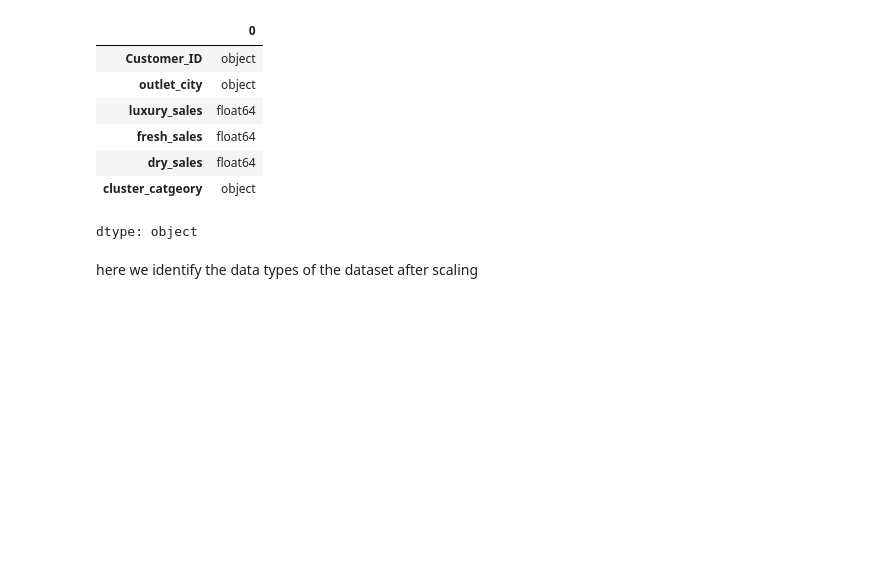
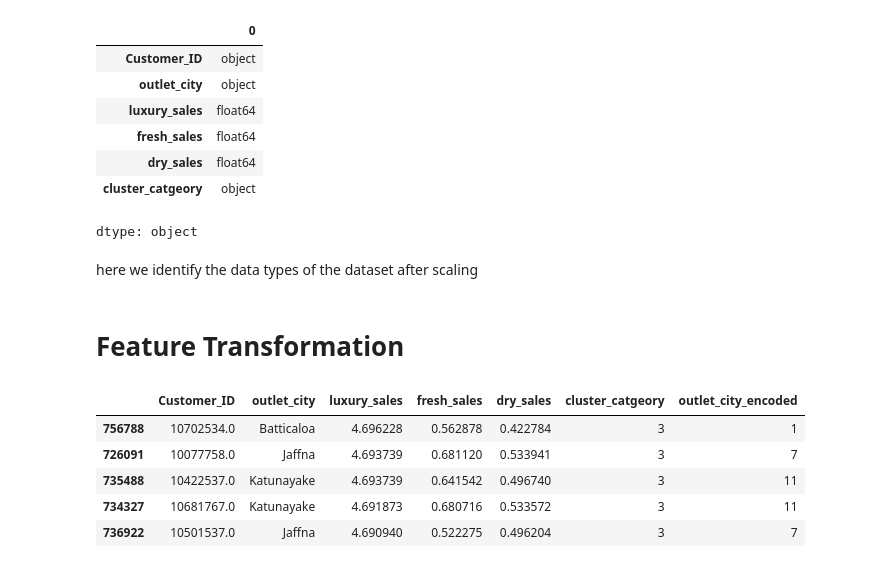
Before and after one commit to team-statstorm/dsplc2025, a Jupyter notebook: dsplc_1.ipynb, the cells around one changed output. Saved outputs shown, nothing was run; the diff lists cells and outputs as text; code cells hidden in the pictures; blank space fills up the shorter version.

Commit message:
Shahly - Encoding outlet city

```diff
--- a/dsplc_1.ipynb
+++ b/dsplc_1.ipynb
@@ -800,3 +806,20 @@ df.dtypes
 dtype: object
 # %% [markdown]
 here we identify the data types of the dataset after scaling
+# %% [markdown]
+# Feature Transformation
+# %%
+# Create a dictionary mapping unique cities to their alphabetical order
+city_mapping = {city: i+1 for i, city in enumerate(sorted(df['outlet_city'].unique()))}
+
+# Apply the mapping to create a new encoded column
+df_scaled['outlet_city_encoded'] = df['outlet_city'].map(city_mapping)
+# %%
+df_scaled.head()
+# %% [output]
+|  | Customer_ID | outlet_city | luxury_sales | fresh_sales | dry_sales | cluster_catgeory | outlet_city_encoded |
+| 756788 | 10702534.0 | Batticaloa | 4.696228 | 0.562878 | 0.422784 | 3 | 1 |
+| 726091 | 10077758.0 | Jaffna | 4.693739 | 0.681120 | 0.533941 | 3 | 7 |
+| 735488 | 10422537.0 | Katunayake | 4.693739 | 0.641542 | 0.496740 | 3 | 11 |
+| 734327 | 10681767.0 | Katunayake | 4.691873 | 0.680716 | 0.533572 | 3 | 11 |
+| 736922 | 10501537.0 | Jaffna | 4.690940 | 0.522275 | 0.496204 | 3 | 7 |
```
Also changed, not shown: parts of 9 cells of this notebook.
